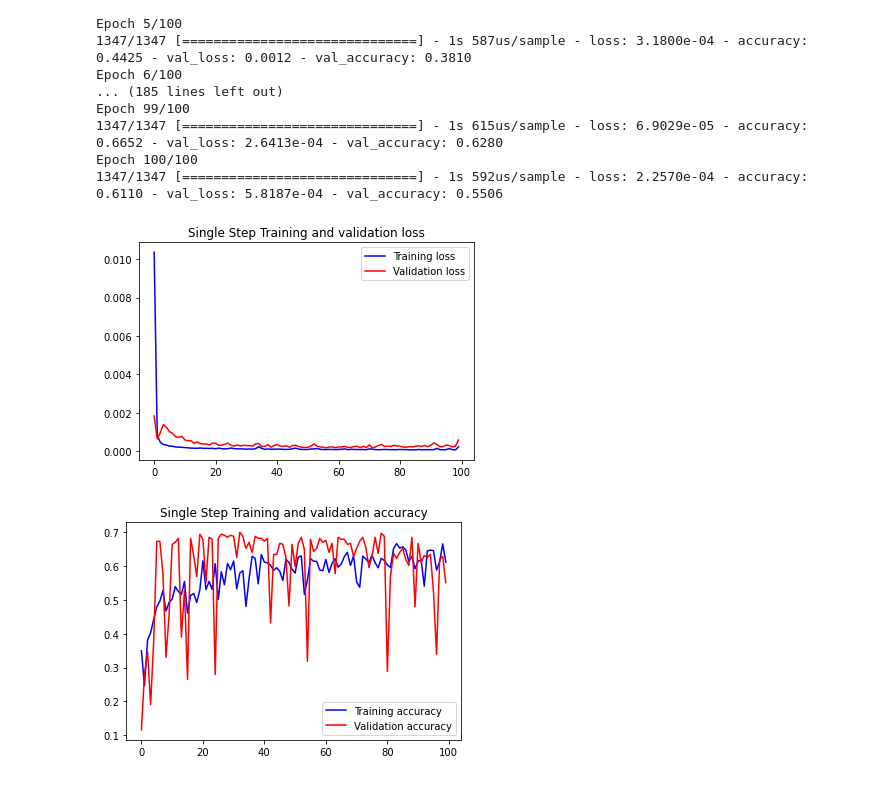
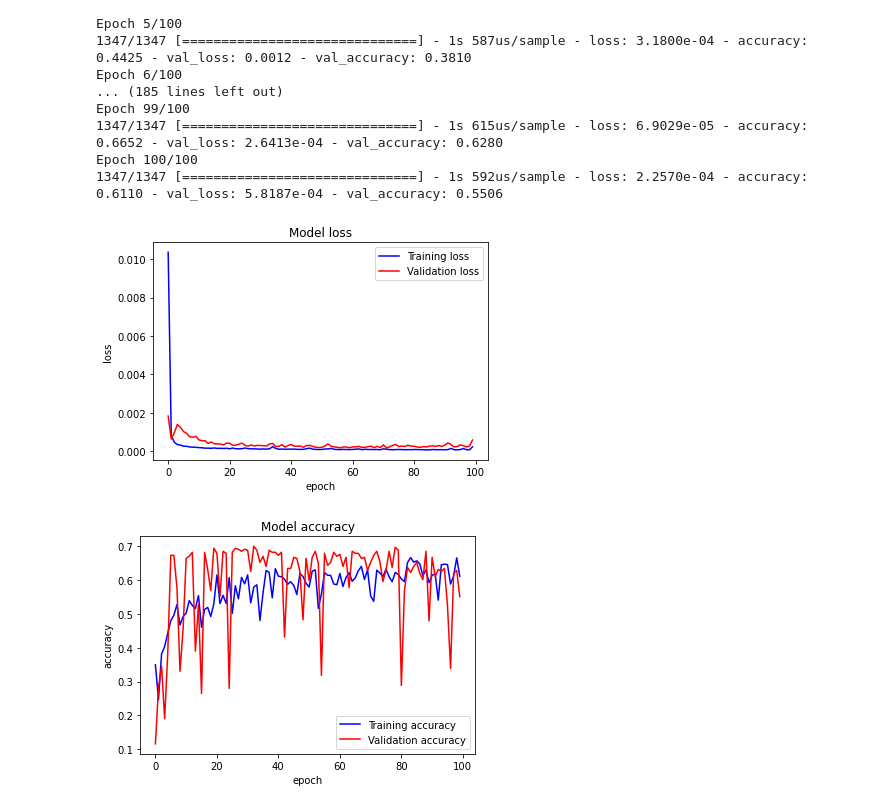
Before and after one commit to DarkGauss/LSTMforCovidData, a Jupyter notebook: Model2-gen1-cleaned.ipynb, the cells around one changed output. Saved outputs shown, nothing was run; the diff lists cells and outputs as text; code cells hidden in the pictures.

```diff
--- a/Model2-gen1-cleaned.ipynb
+++ b/Model2-gen1-cleaned.ipynb
@@ -75,7 +74,8 @@ def plot_train_history(history, title):
   epochs = range(len(loss))
 
   plt.figure()
-
+  plt.ylabel('loss')
+  plt.xlabel('epoch')
   plt.plot(epochs, loss, 'b', label='Training loss')
   plt.plot(epochs, val_loss, 'r', label='Validation loss')
   plt.title(title)
@@ -89,9 +89,8 @@ def plot_train_history_acc(history, title):
   val_accuracy = history.history['val_accuracy']
 
   epochs = range(len(accuracy))
-
-  plt.figure()
-
+  plt.ylabel('accuracy')
+  plt.xlabel('epoch')
   plt.plot(epochs, accuracy, 'b', label='Training accuracy')
   plt.plot(epochs, val_accuracy, 'r', label='Validation accuracy')
   plt.title(title)
@@ -569,12 +570,12 @@ Epoch 100/100
 1347/1347 [==============================] - 1s 592us/sample - loss: 2.2570e-04 - accuracy: 0.6110 - val_loss: 5.8187e-04 - val_accuracy: 0.5506
 # %%
 plot_train_history(modely,
-                   'Single Step Training and validation loss')
+                   'Model loss')
 plot_train_history_acc(modely,
-                   'Single Step Training and validation accuracy')
+                   'Model accuracy')
 # %% [output]
-[figure, old version]
+[figure, new version]
-[figure, old version]
+[figure, new version]
 # %%
 def plot_n_result(n):
     x_temp = x_train[n:n+batch_size,:,:]
```
Also changed, not shown: parts of 24 cells of this notebook.
